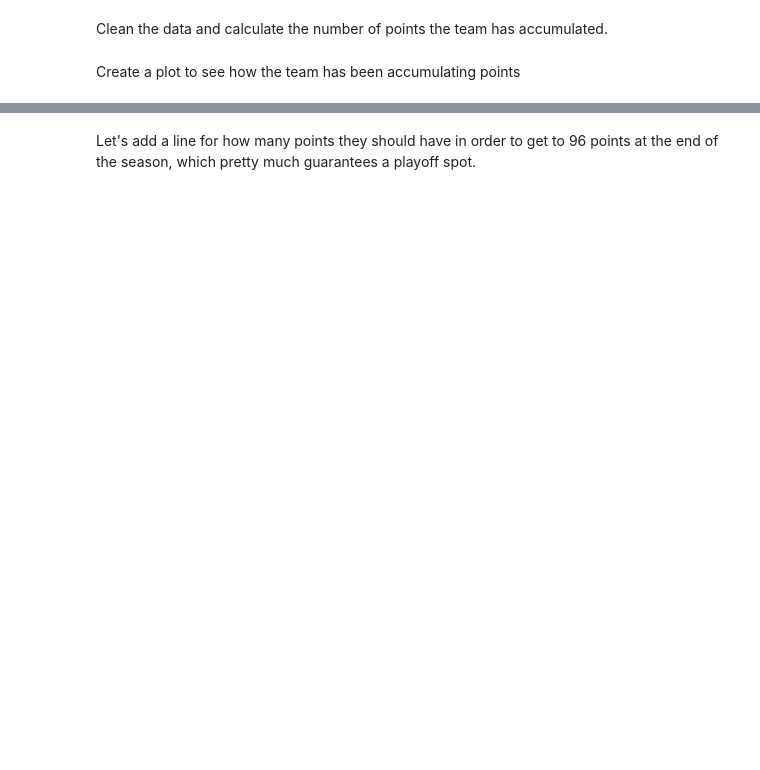
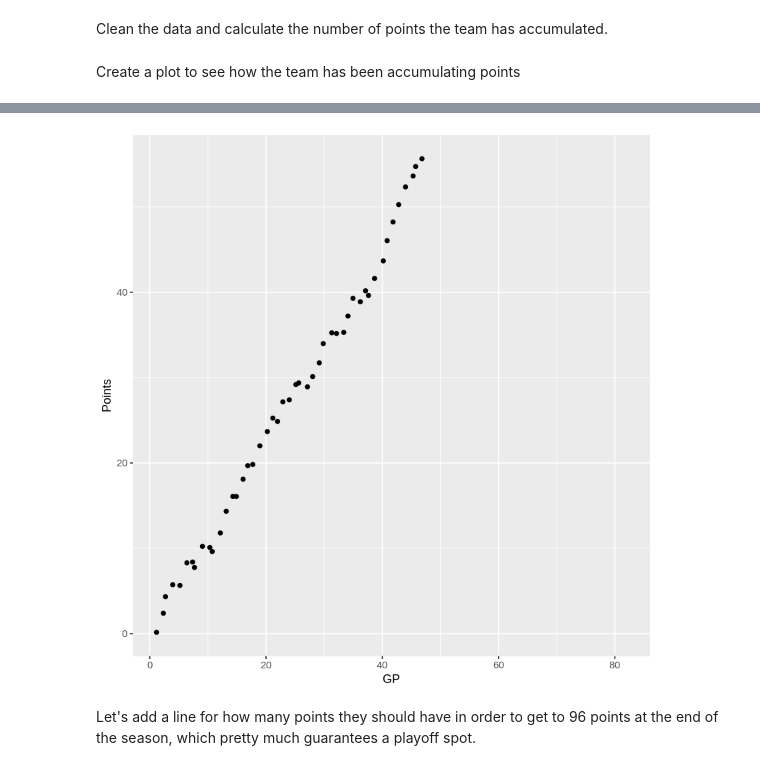
Before and after one commit to cybera/jupyter-demo-notebooks, a Jupyter notebook: teaching/open-data-sample-assignment.ipynb, the cells around one changed output, grey strips where cells are left out. Saved outputs shown, nothing was run; the diff lists cells and outputs as text; code cells hidden in the pictures; blank space fills up the shorter version.

Commit message:
Updated open data assignment with YEG data from 2018.

```diff
--- a/teaching/open-data-sample-assignment.ipynb
+++ b/teaching/open-data-sample-assignment.ipynb
@@ -50,6 +48,21 @@ library(RCurl)
 library(XML)
 library(plyr)
 library(ggplot2)
+# %%
+tb_clean <- function(team_results){
+    results.clean <- team_results$games
+
+    results.clean <- results.clean[results.clean$Opponent!='Opponent',]
+    results.clean <- results.clean[,c(1,2,5,6,7,10,11,12)]
+
+    results.clean$W <- as.integer(as.character(results.clean$W))
+    results.clean$L <- as.integer(as.character(results.clean$L))
+    results.clean$OL <- as.integer(as.character(results.clean$OL))
+    results.clean$GP <- as.integer(as.character(results.clean$GP))
+
+    results.clean$Points <- (results.clean$W) * 2 + results.clean$OL * 1
+    return(results.clean)
+}
 # %% [markdown]
 Now, let's look at the data and load it directly into the Jupyter notebook from the site we previously manually visited:
 # %%
@@ -72,5 +91,9 @@ results.clean$Points <- (results.clean$W) * 2 + results.clean$OL * 1
+# %%
+cgy_results <- readHTMLTable(getURL("https://www.hockey-reference.com/teams/CGY/2018_games.html"))
+cgy_clean <- tb_clean(cgy_results)
 # %% [markdown]
 Create a plot to see how the team has been accumulating points
 # %%
-p <- ggplot(data=results.clean, aes(x=GP, y=Points)) + geom_jitter()
+p <- ggplot(data=cgy_clean, aes(x=GP, y=Points)) + geom_jitter()
 p
+# %% [output]
@@ -77,3 +102,4 @@ p
+[figure, added]
 # %% [markdown]
 Let's add a line for how many points they should have in order to get to 96 points at the end of the season, which pretty much guarantees a playoff spot.
 # %%
```
Also changed, not shown: parts of 8 cells of this notebook.
